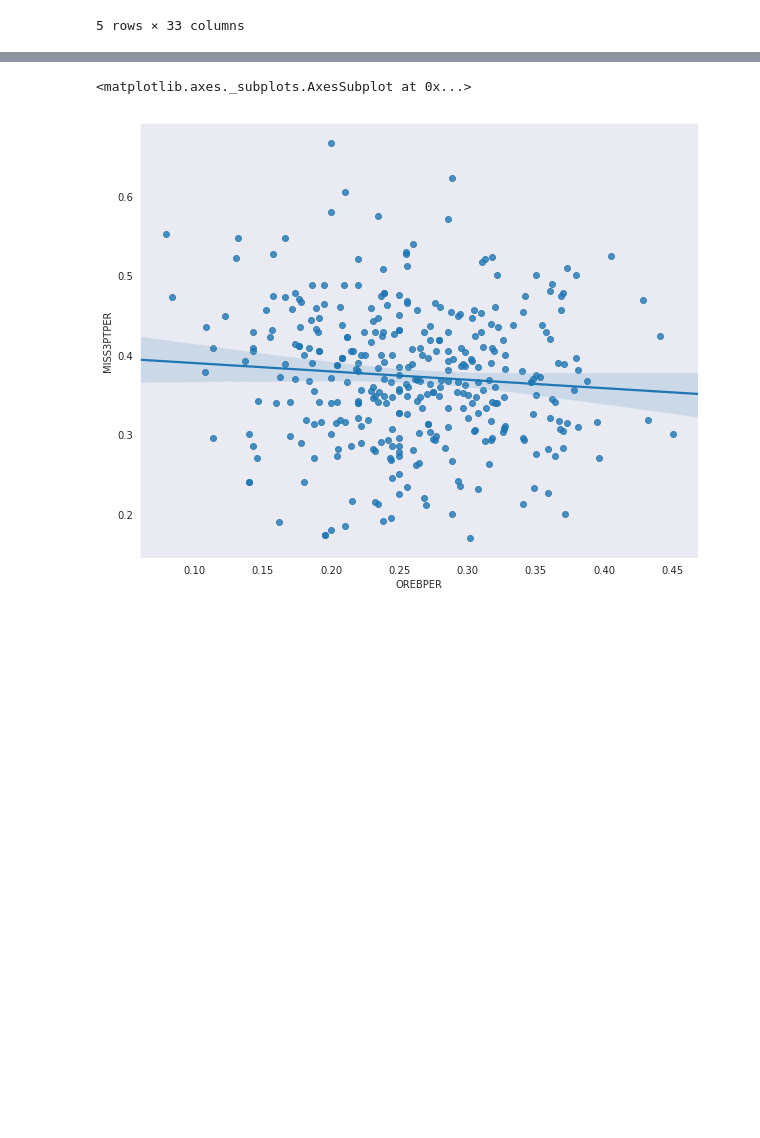
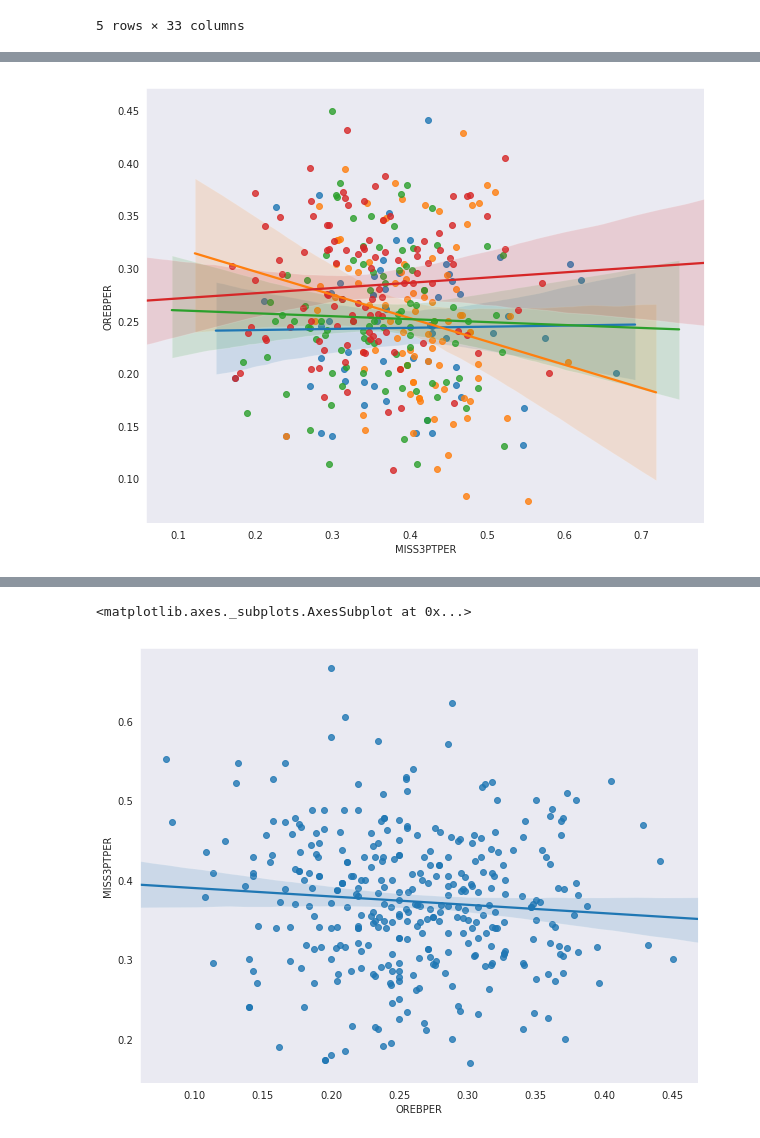
Before and after one commit to mistry/NBA_projects, a Jupyter notebook: stats/NBA_off_rebs.ipynb, the cells around one changed output, grey strips where cells are left out. Cells and saved outputs as stored; diff of their text form; code cells hidden in the pictures; blank space fills up the shorter version.

```diff
--- a/stats/NBA_off_rebs.ipynb
+++ b/stats/NBA_off_rebs.ipynb
@@ -244 +230,37 @@ sns.regplot(x,y)
+# %%
+from matplotlib import cm
+
+#'3PTPER','3PTSHOTPER','OREBPER', 'MISS3PTPER'
+#sns.jointplot(x,y,kind="kde",color="#4CB391")allseason[(allseason['SEA' == 2018])]
+
+allseason['3PTOREBPER'] = allseason['24ft'].astype(float) / allseason['OREBS'].astype(float)
+plt.figure(figsize=(10,8))
+
+sea_15 = allseason[(allseason['SEA'] == 2015)]
+sea_16 = allseason[(allseason['SEA'] == 2016)]
+sea_17 = allseason[(allseason['SEA'] == 2017)]
+sea_18 = allseason[(allseason['SEA'] == 2018)]
+
+
+x=sea_18['MISS3PTPER'].astype(float)
+y=sea_18['OREBPER'].astype(float)
+
+sns.regplot(x,y)
+
+x1=sea_17['MISS3PTPER'].astype(float)
+y1=sea_17['OREBPER'].astype(float)
+
+plot_17 = sns.regplot(x1,y1)
+
+x2=sea_16['MISS3PTPER'].astype(float)
+y2=sea_16['OREBPER'].astype(float)
+
+plot_16 = sns.regplot(x2,y2)
+
+x3=sea_15['MISS3PTPER'].astype(float)
+y3=sea_15['OREBPER'].astype(float)
+
+plot_15 = sns.regplot(x3,y3)
+# %% [output]
+[figure, added]
 # %%
```
Also changed, not shown: parts of 6 cells of this notebook, 1 other file.
